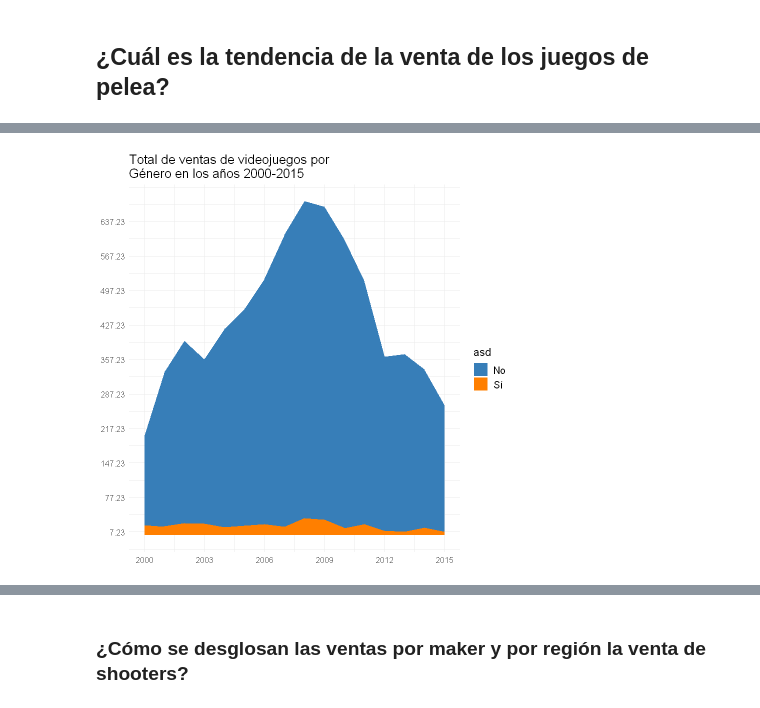
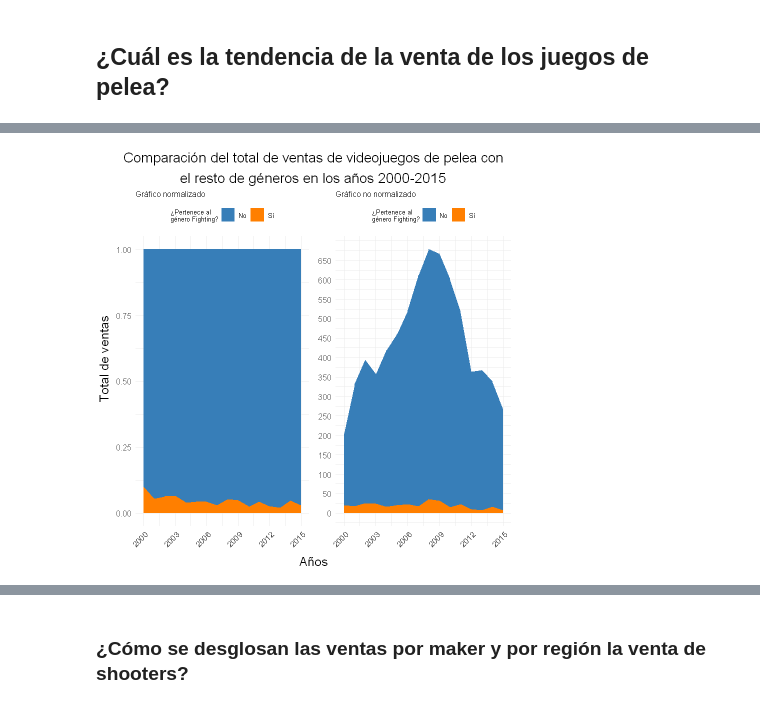
Before and after one commit to bastianbm7/VideoGames_Analysis, a Jupyter notebook: Untitled.ipynb, the cells around one changed output, grey strips where cells are left out. Cells and saved outputs as stored; diff of their text form; code cells hidden in the pictures.

Commit message:
Graphs updated and ready to use. Comments are not ready. Question 4 is not answered

```diff
--- a/Untitled.ipynb
+++ b/Untitled.ipynb
@@ -135,29 +158,83 @@ data <-  juegos  %>%
 
 
 gg1 <- ggplot(data) +
-  geom_area(aes(x = Year, y = Sales1, fill = es.fight)) +
+  geom_area(aes(x = Year, y = Sales1, fill = es.fight), position = 'fill') +
   scale_x_continuous(breaks = seq(min(data$Year), max(data$Year), by = 3)) +
-  scale_y_continuous(breaks = seq(min(data$Sales1), max(data$Sales1), by = 70)) +
   scale_fill_manual(values = c(colores[2], colores[4]),
                     labels = c("No", "Sí")) +  # Cambiar nombres en la leyenda
+  guides(x = guide_axis(angle = 45)) +
   theme_minimal() +
   theme(
-    legend.position = "right",
-    legend.direction = "vertical",
-    text = element_text(size = 12),
-    title = element_text(size = 13, hjust = 0.5),
-    legend.text = element_text(size = 12),
-    axis.title.x = element_text(size = 13),
-    axis.title.y = element_text(size = 13)
+    legend.position = "top",  # Posicionar la leyenda en la parte superior
+    legend.direction = "horizontal",  # Orientar la leyenda horizontalmente
+    text = element_text(size = 12),  # Ajustar el tamaño de fuente del texto del gráfico
+    title = element_text(size = 8, hjust = 0.5),  # Ajustar el tamaño de fuente del título
+    legend.text = element_text(size = 8),  # Ajustar el tamaño de fuente del texto de la leyenda
+    axis.title.x = element_text(size = 13),  # Ajustar el tamaño de fuente del título del eje x
+    axis.title.y = element_text(size = 13)  # Ajustar el tamaño de fuente del título del eje y
   ) +
   labs(
-    fill = 'asd',
-    title = 'Total de ventas de videojuegos por\nGénero en los años 2000-2015',
+    fill = '¿Pertenece al\ngénero Fighting?',
+    title = 'Gráfico normalizado',
     y = NULL,
     x = NULL
   )
 
-gg1
+
+
+
+
+## ¿Cuál es la tendencia de la venta de juegos de pelea?
+
+data <-  juegos  %>%
+  mutate(es.fight = as.factor(ifelse(Genre == "Fighting", 1, 0))) %>%
+  group_by(es.fight, Year) %>%
+  summarise(Sales1 = sum(Sales))
+
+
+gg2 <- ggplot(data) +
+  geom_area(aes(x = Year, y = Sales1, fill = es.fight)) +
+  scale_x_continuous(breaks = seq(min(data$Year), max(data$Year), by = 3)) +
+  scale_y_continuous(breaks = seq(0, 650, by = 50)) +
+  scale_fill_manual(values = c(colores[2], colores[4]),
+                    labels = c("No", "Sí")) +  # Cambiar nombres en la leyenda
+  guides(x = guide_axis(angle = 45)) +
+  theme_minimal() +
+  theme(
+    legend.position = "top",  # Posicionar la leyenda en la parte superior
+    legend.direction = "horizontal",  # Orientar la leyenda horizontalmente
+    text = element_text(size = 12),  # Ajustar el tamaño de fuente del texto del gráfico
+    title = element_text(size = 8, hjust = 0.5),  # Ajustar el tamaño de fuente del título
+    legend.text = element_text(size = 8),  # Ajustar el tamaño de fuente del texto de la leyenda
+    axis.title.x = element_text(size = 13),  # Ajustar el tamaño de fuente del título del eje x
+    axis.title.y = element_text(size = 13)  # Ajustar el tamaño de fuente del título del eje y
+  ) +
+  labs(
+    fill = '¿Pertenece al\ngénero Fighting?',
+    title = 'Gráfico no normalizado',
+    y = NULL,
+    x = NULL
+  )
+
+
+
+
+# Juntar los dos gráficos creados
+grid_arrange <- grid.arrange(
+    gg1,gg2 ,
+    ncol = 2,
+    # Wirte left text
+    left = textGrob("Total de ventas", rot = 90,
+                    gp = gpar(fontsize=15)),
+    # Wirte bottom text
+    bottom = textGrob("Años", gp=gpar(fontsize = 15)),
+
+    top = textGrob("Comparación del total de ventas de videojuegos de pelea con\nel resto de géneros en los años 2000-2015", gp=gpar(fontsize = 17))
+)
+
+
+ggsave("graphs\\p2_ventasFighting.pdf", plot = arrangeGrob(grid_arrange), device = "pdf",
+      width = 26, height = 16, units = "cm", dpi = 600)
 # %% [output]
 `summarise()` has grouped output by 'es.fight'. You can override using the
 `.groups` argument.
@@ -164 +243 @@ gg1
-[figure, old version]
+[figure, new version]
```
Also changed, not shown: parts of 8 cells of this notebook, 6 other files.
